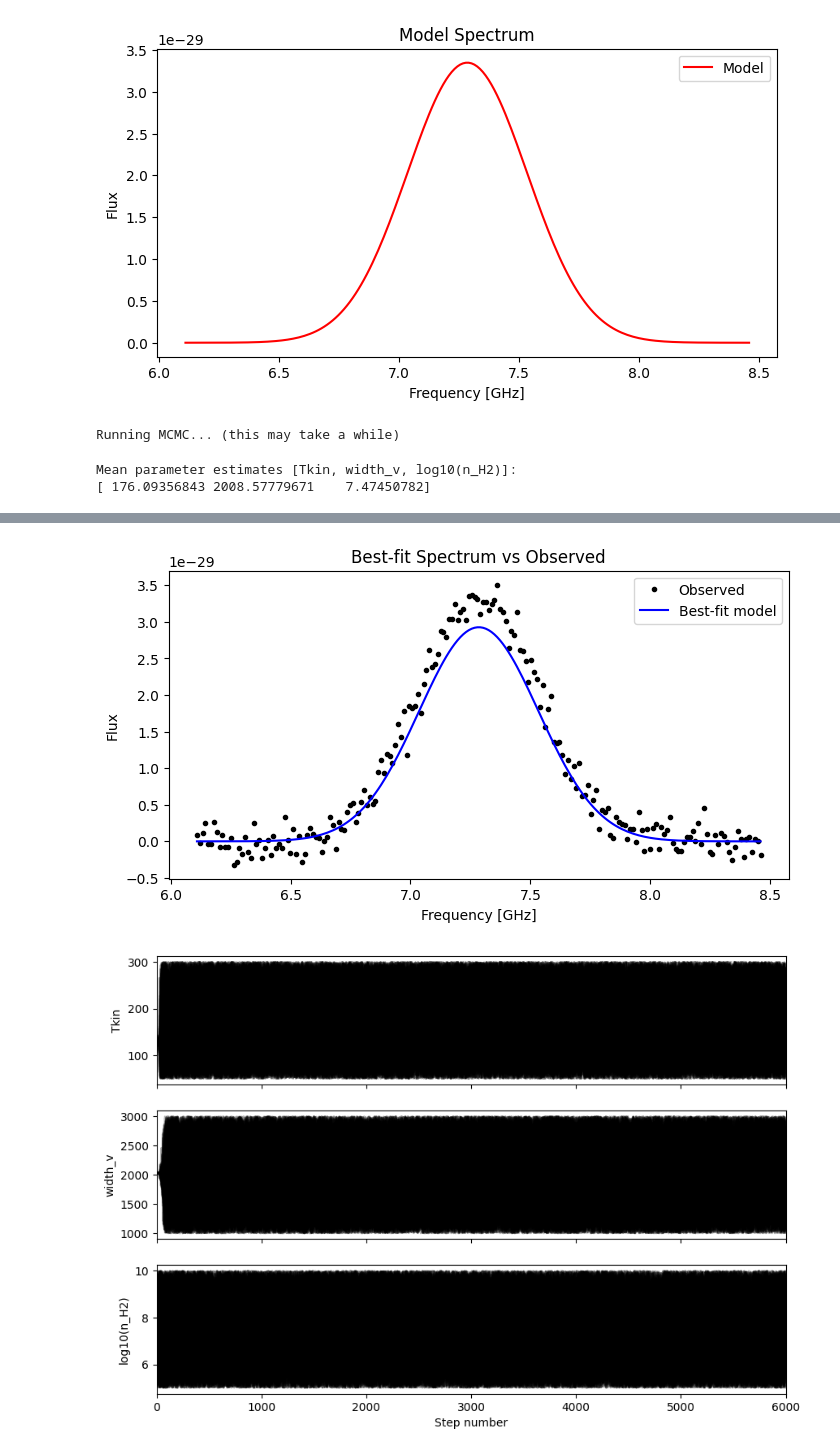
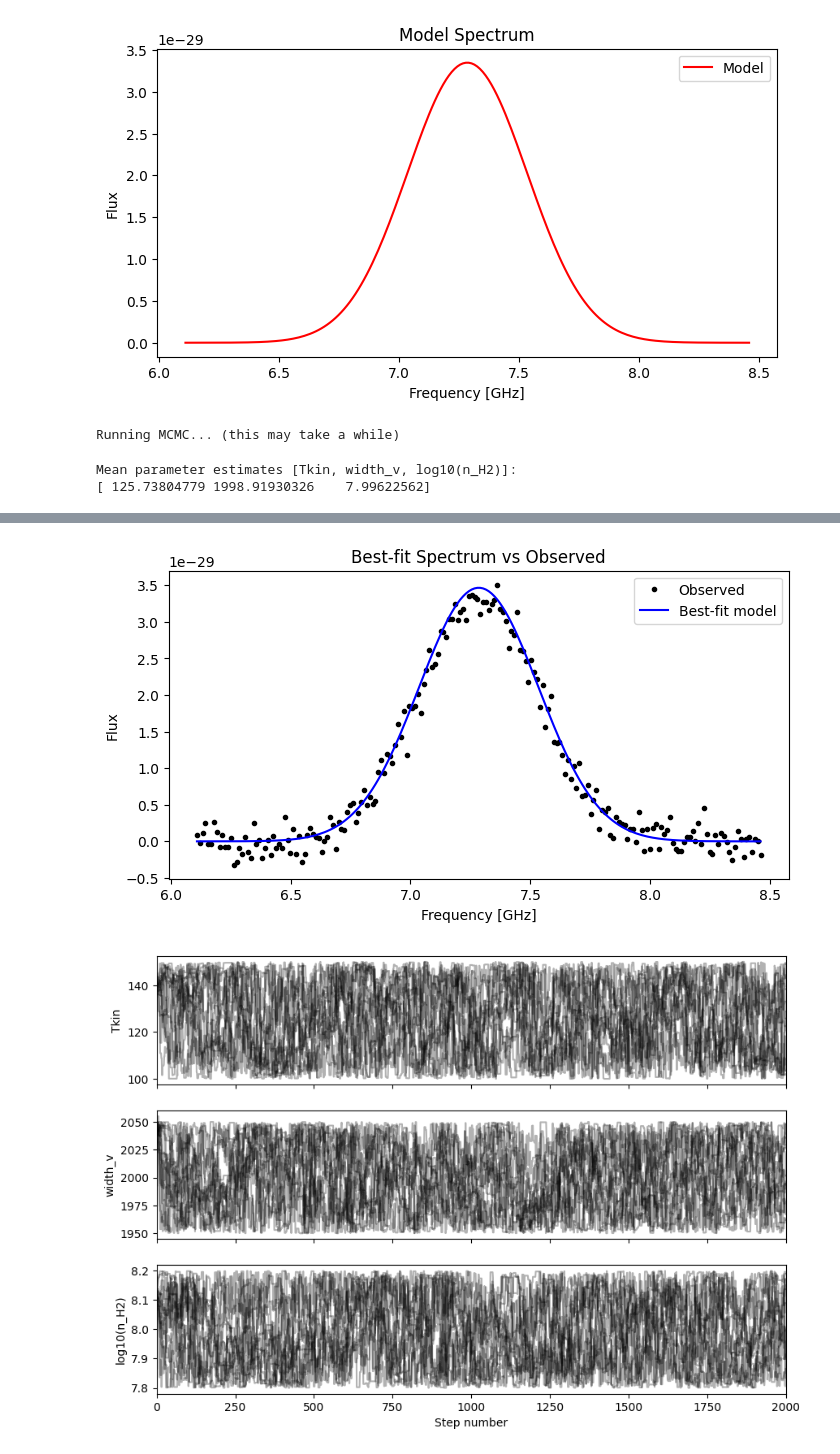
Before and after one commit to aleksej-rodano/phas0052_project, a Jupyter notebook: forSafwan_edited2.ipynb, the cells around one changed output, grey strips where cells are left out. Drawn from its saved outputs; the diff is of its cells as text; code cells hidden in the pictures.

```diff
--- a/forSafwan_edited2.ipynb
+++ b/forSafwan_edited2.ipynb
@@ -236,6 +315,11 @@ plt.show()
 # %% [output]
 [figure]
 # %%
+# reset sampler to zero
+samples = []
+pos = []
+
+
 # Define the log-likelihood function assuming Gaussian errors
 def log_likelihood(theta, x, y, yerr):
     amplitude, center, width = theta
@@ -254,18 +338,18 @@ def log_likelihood_radex(theta, x, y, yerr):
 
 
 # Define the log-prior (set ranges to include the true values)
+def log_prior(theta):
+    Tkin_candidate, width_v_candidate, log_n_H2_candidate = theta
+    if 100 < Tkin_candidate < 150 and 1950 < width_v_candidate < 2050 and 7.8 < log_n_H2_candidate < 8.2:
+        return 0.0
+    return -np.inf
+
+
 # def log_prior(theta):
 #     Tkin_candidate, width_v_candidate, log_n_H2_candidate = theta
-#     if 100 < Tkin_candidate < 200 and 1500 < width_v_candidate < 2500 and 7 < log_n_H2_candidate < 9:
+#     if 50 < Tkin_candidate < 300 and 1000 < width_v_candidate < 3000 and 5 < log_n_H2_candidate < 10:
 #         return 0.0
 #     return -np.inf
-
-
-def log_prior(theta):
-    Tkin_candidate, width_v_candidate, log_n_H2_candidate = theta
-    if 50 < Tkin_candidate < 300 and 1000 < width_v_candidate < 3000 and 5 < log_n_H2_candidate < 10:
-        return 0.0
-    return -np.inf
 
 
 # Combine to form the full log-probability function
@@ -277,21 +361,21 @@ def log_probability(theta, x, y, yerr):
 
 
 # Initial guess for the parameters [Tkin, width_v, log10(n_H2)]
-initial = np.array([130, 2030, 8.1])
+initial = np.array([140, 2050, 8.1])
 ndim = len(initial)
-nwalkers = 100
+nwalkers = 15
 
 # Define noise levels for each parameter
-# noise_levels = np.array([1, 1, 0.1])  # Adjust these values as needed
+noise_levels = np.array([1, 10, 0.01])  # Adjust these values as needed
 
 # Initialize walkers in a small Gaussian ball around the initial guess
-# pos = initial + noise_levels * np.random.randn(nwalkers, ndim)
+pos = initial + noise_levels * np.random.randn(nwalkers, ndim)
 
 # Initialize walkers in a small Gaussian ball around the initial guess
-pos = initial + 1e-2 * np.random.randn(nwalkers, ndim)
+# pos = initial + 1 * np.random.randn(nwalkers, ndim)
 
 print("Running MCMC... (this may take a while)")
-nsteps = 6000
+nsteps = 2000
 sampler = emcee.EnsembleSampler(nwalkers, ndim, log_probability, args=(x, observed_spectrum, noise_std))
 with tqdm(total=nsteps, desc="MCMC Sampling", unit="step") as pbar:
     for result in sampler.sample(pos, iterations=nsteps, progress=False):  # Disable emcee's built-in progress bar
@@ -339,4 +423,4 @@ plt.show()
 # %% [output]
 Running MCMC... (this may take a while)
 Mean parameter estimates [Tkin, width_v, log10(n_H2)]:
-[ 176.09356843 2008.57779671    7.47450782]
+[ 125.73804779 1998.91930326    7.99622562]
@@ -361,5 +445,5 @@ Best fit parameters: Tkin = 176.59398032911454, width_v = 2016.2792254865474, lo
-[figure, old version]
+[figure, new version]
-[figure, old version]
+[figure, new version]
 # %%
 samples = sampler.flatchain
 samples[np.argmax(sampler.flatlnprobability)]
```
Also changed, not shown: parts of 4 cells of this notebook, 1 other file.
